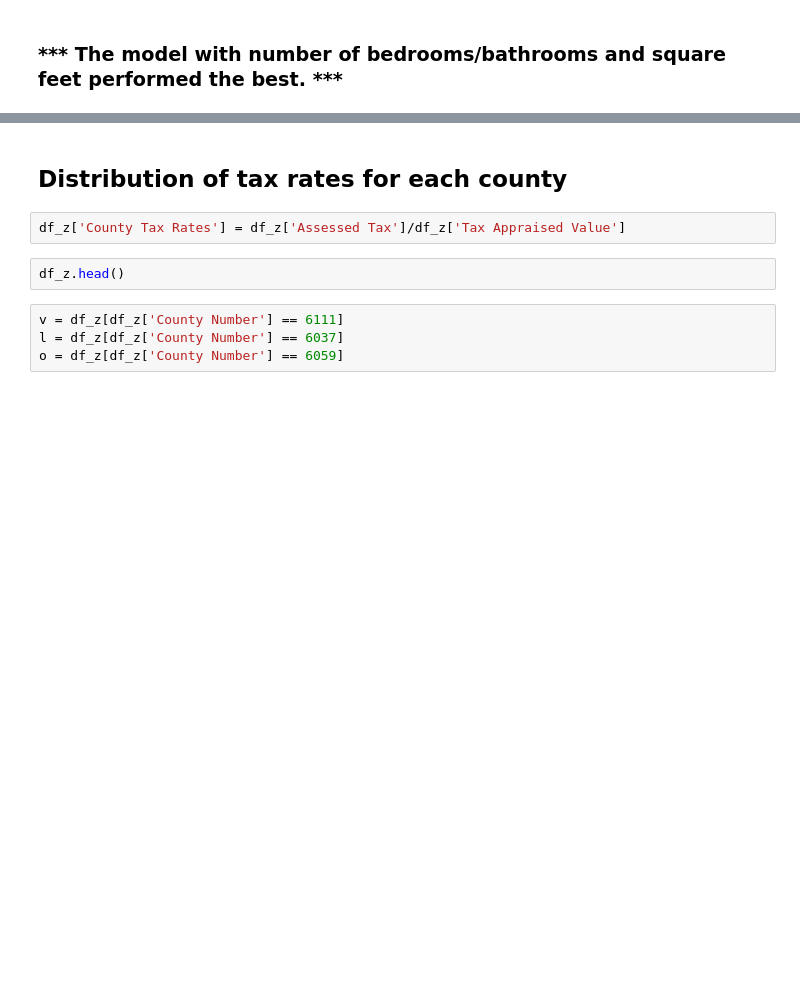
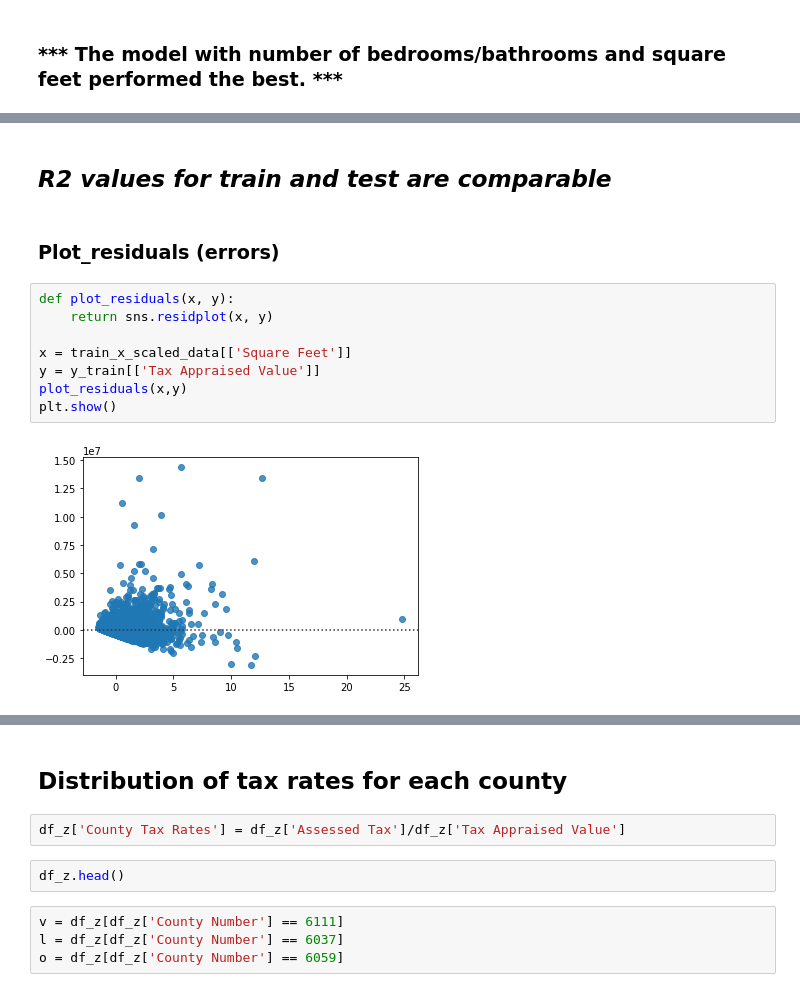
Before and after one commit to soslin/zillow-project, a Jupyter notebook: zillow_project.ipynb, the cells around one changed output, grey strips where cells are left out. Cells and saved outputs as stored; diff of their text form; blank space fills up the shorter version.

```diff
--- a/zillow_project.ipynb
+++ b/zillow_project.ipynb
@@ -398,0 +418,14 @@ res.summary()
+# %% [markdown]
+## *R2 values for train and test are comparable*
+# %% [markdown]
+### Plot_residuals (errors)
+# %%
+def plot_residuals(x, y):
+    return sns.residplot(x, y)
+
+x = train_x_scaled_data[['Square Feet']]
+y = y_train[['Tax Appraised Value']]
+plot_residuals(x,y)
+plt.show()
+# %% [output]
+[figure, added]
```
Also changed, not shown: parts of 27 cells of this notebook.
